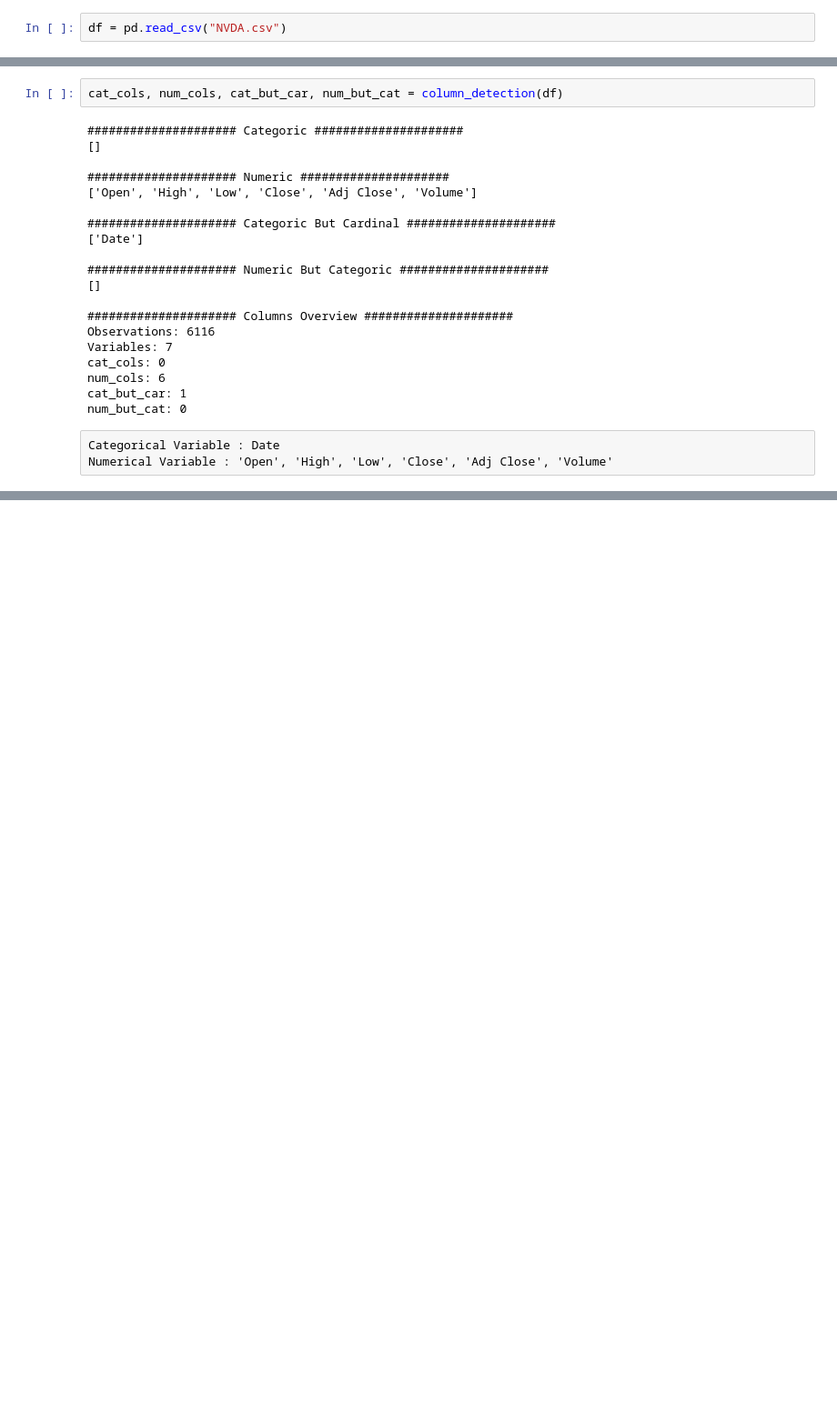
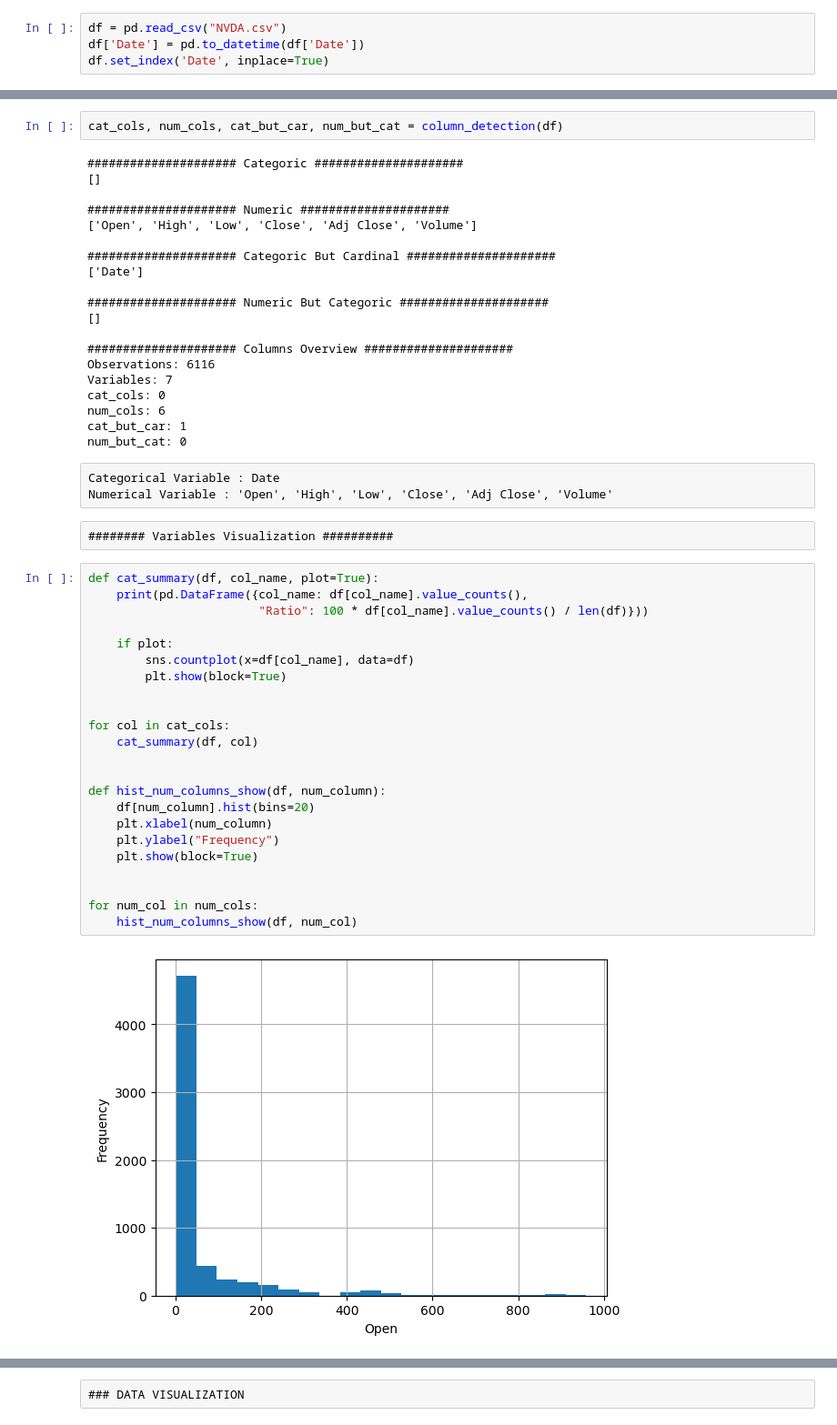
Before and after one commit to metalysm/NVIDIA_SharePrice_Prediction, a Jupyter notebook: bootcamp_verianalizi.ipynb, the cells around one changed output, grey strips where cells are left out. Shown at 91% size. Saved outputs shown, nothing was run; the diff lists cells and outputs as text; blank space fills up the shorter version.

Commit message:
visualization

```diff
--- a/bootcamp_verianalizi.ipynb
+++ b/bootcamp_verianalizi.ipynb
@@ -10,6 +10,8 @@ import matplotlib.pyplot as plt
 ### LOAD DATA ###
 # %%
 df = pd.read_csv("NVDA.csv")
+df['Date'] = pd.to_datetime(df['Date'])
+df.set_index('Date', inplace=True)
 # %%
 df.head()
 # %% [output]
@@ -136,3 +138,30 @@ num_but_cat: 0
 # %% [raw]
 Categorical Variable : Date
 Numerical Variable : 'Open', 'High', 'Low', 'Close', 'Adj Close', 'Volume'
+# %% [raw]
+######## Variables Visualization ##########
+# %%
+def cat_summary(df, col_name, plot=True):
+    print(pd.DataFrame({col_name: df[col_name].value_counts(),
+                        "Ratio": 100 * df[col_name].value_counts() / len(df)}))
+
+    if plot:
+        sns.countplot(x=df[col_name], data=df)
+        plt.show(block=True)
+
+
+for col in cat_cols:
+    cat_summary(df, col)
+
+
+def hist_num_columns_show(df, num_column):
+    df[num_column].hist(bins=20)
+    plt.xlabel(num_column)
+    plt.ylabel("Frequency")
+    plt.show(block=True)
+
+
+for num_col in num_cols:
+    hist_num_columns_show(df, num_col)
+# %% [output]
+[figure, added]
@@ -138,0 +173,2 @@ Numerical Variable : 'Open', 'High', 'Low', 'Close', 'Adj Close', 'Volume'
+# %% [raw]
+### DATA VISUALIZATION
```
Also changed, not shown: parts of 4 cells of this notebook.
